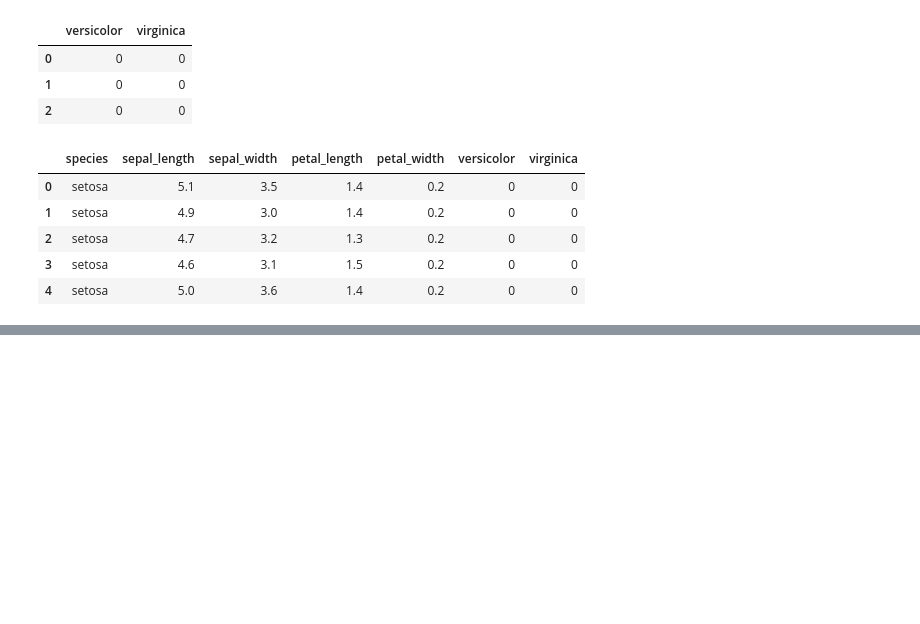
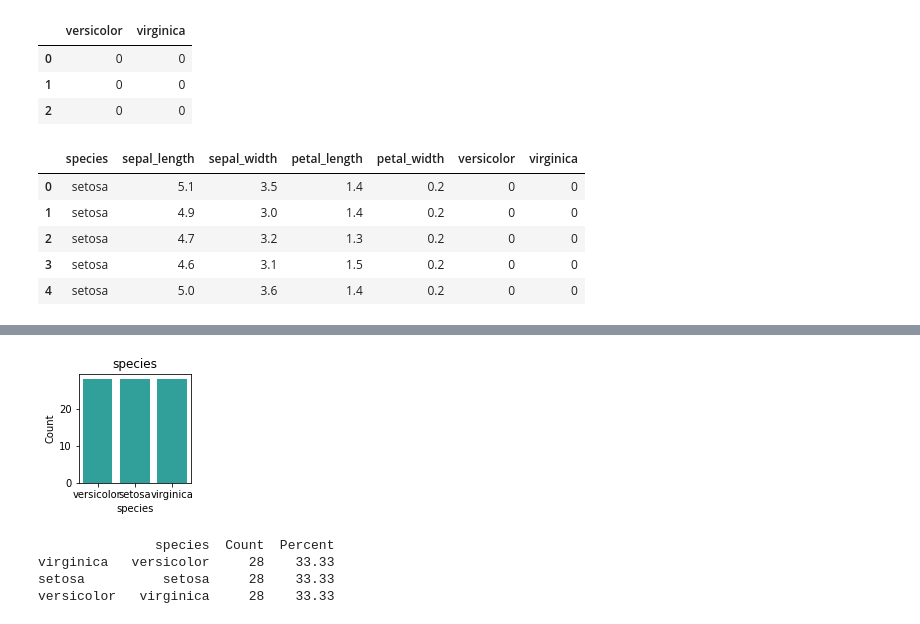
Before and after one commit to joshuamchavez2/classification-exercises, a Jupyter notebook: classification_exercises.ipynb, the cells around one changed output, grey strips where cells are left out. Drawn from its saved outputs; the diff is of its cells as text; code cells hidden in the pictures; blank space fills up the shorter version.

```diff
--- a/classification_exercises.ipynb
+++ b/classification_exercises.ipynb
@@ -323,0 +440,10 @@ def prep_iris():
+# %%
+cat_vars = 'species'
+quant_vars = ['sepal_length', 'sepal_width', "petal_length", 'petal_width']
+explore.explore_univariate_categorical(train, cat_vars)
+# %% [output]
+[figure, added]
+               species  Count  Percent
+virginica   versicolor     28    33.33
+setosa          setosa     28    33.33
+versicolor   virginica     28    33.33
```
Also changed, not shown: parts of 23 cells of this notebook, 2 other files.
